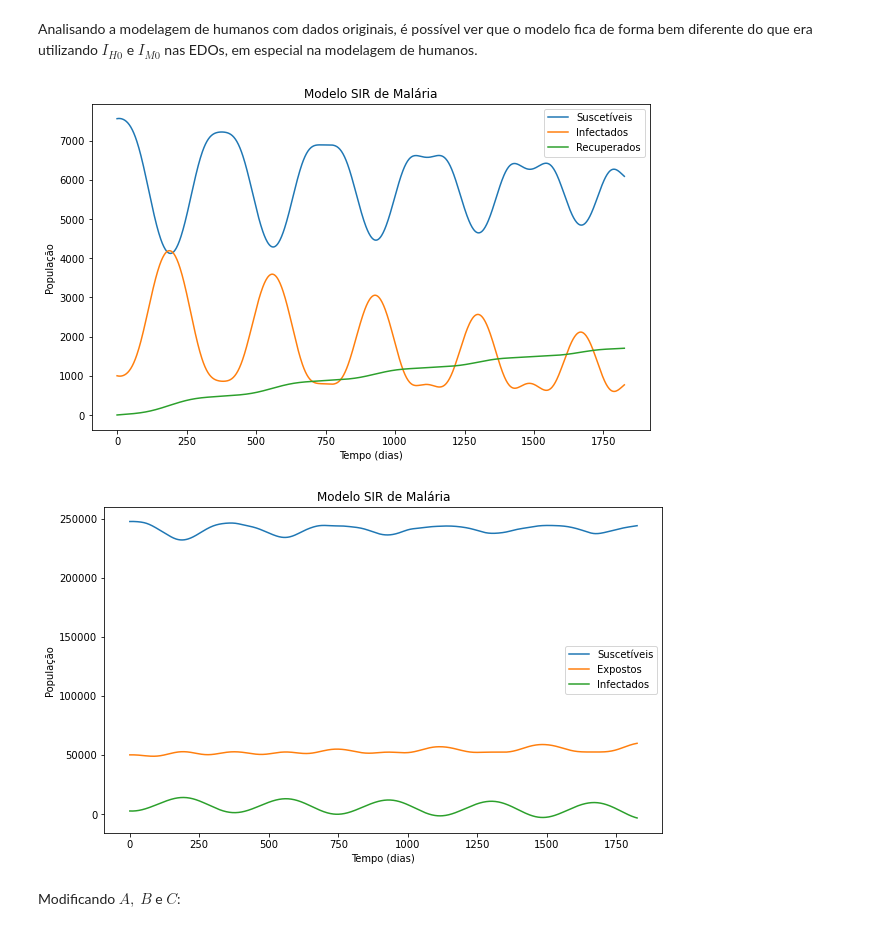
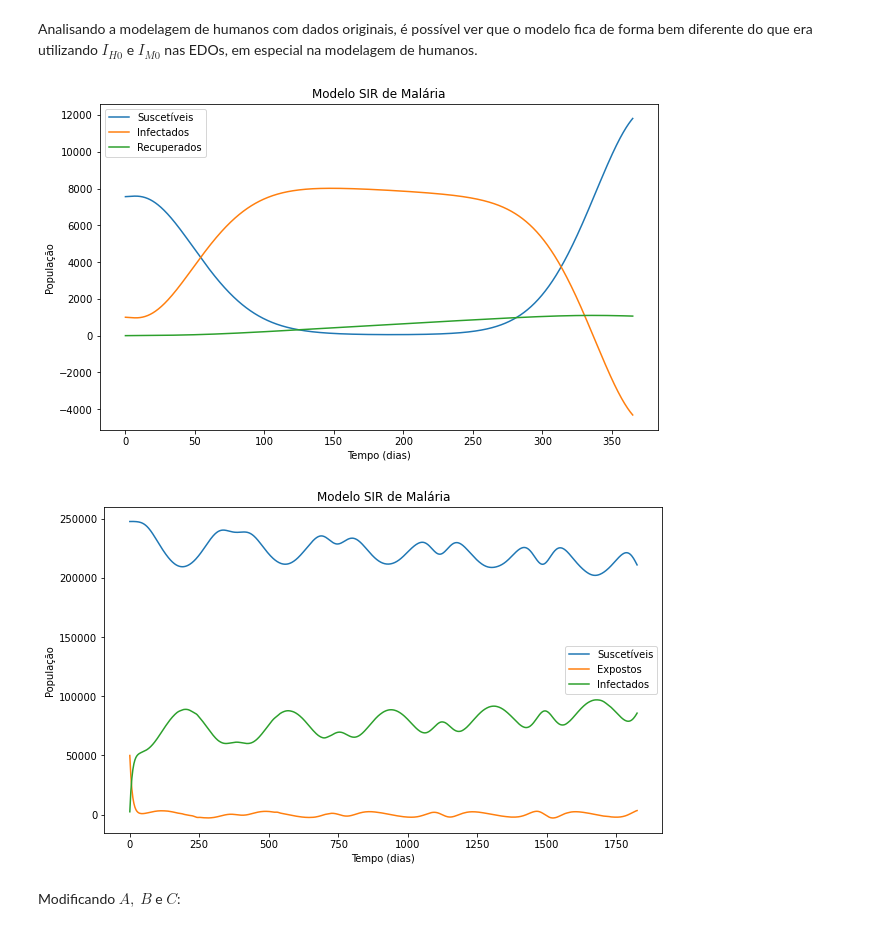
Before and after one commit to RaphaLevy/TCC, a Jupyter notebook: Discussão/Correcao_de_Modelagens.ipynb, the cells around one changed output. Drawn from its saved outputs; the diff is of its cells as text; code cells hidden in the pictures.

Commit message:
Remove a(T) de dEMdt e dIMdt, quebra modelo

```diff
--- a/Discussão/Correcao_de_Modelagens.ipynb
+++ b/Discussão/Correcao_de_Modelagens.ipynb
@@ -101,8 +101,8 @@ def model(t, z, T1, T2, omega1, phi1, R1, R2, omega2, phi2,
     dRhdt = gamma * I_H
 
     dSmdt = b_curr - a_curr * b1 * (I_H / N) * S_M - mu_curr * S_M
-    dEmdt = a_curr * b1 * (I_H / N) * S_M - mu_curr * E_M - a_curr * b3_curr * E_M * l_curr
-    dImdt = a_curr * b3_curr * E_M * l_curr - mu_curr * I_M
+    dEmdt = a_curr * b1 * (I_H / N) * S_M - mu_curr * E_M - b3_curr * E_M * l_curr
+    dImdt = b3_curr * E_M * l_curr - mu_curr * I_M
 
 #     print(dSmdt)
 #     print(dEmdt)
@@ -200,27 +200,27 @@ args = (T1, T2, omega1, phi1, R1, R2, omega2, phi2,
                    D1, b1, A, B, C, b2, tau_H, DD, Tmin, gamma, R_L,
                    N, M, E_M0, I_H0, I_M0)
 # %%
-t_eval = np.linspace(0, 1825, 1000)  # Avalia a solução em 1000 pontos entre 0 e 1825
-sol = solve_ivp(model, [0, 1825], [S_H0, I_H0, 0, S_M0, E_M0, I_M0], args=args, dense_output=True, t_eval=t_eval, method="DOP853")
+t_eval = np.linspace(0, 365, 1000)  # Avalia a solução em 1000 pontos entre 0 e 1825
+sol = solve_ivp(model, [0, 365], [S_H0, I_H0, 0, S_M0, E_M0, I_M0], args=args, dense_output=True, t_eval=t_eval, method="DOP853")
 #sol
 
 times = sol.t
 S_H, I_H, R_H, S_M, E_M, I_M = sol.y
 
 plt.figure(figsize=(10, 6))
 plt.plot(times, S_H, label='Suscetíveis')
 plt.plot(times, I_H, label='Infectados')
 plt.plot(times, R_H, label='Recuperados')
 
 plt.xlabel('Tempo (dias)')
 plt.ylabel('População')
 plt.title('Modelo SIR de Malária')
 
 plt.legend()
 
 plt.show()
 # %% [output]
-[figure, old version]
+[figure, new version]
 # %%
 t_eval = np.linspace(0, 1825, 1000)  # Avalia a solução em 1000 pontos entre 0 e 1825
 sol = solve_ivp(model, [0, 1825], [S_H0, I_H0, 0, S_M0, E_M0, I_M0], args=args, dense_output=True, t_eval=t_eval, method="DOP853")
@@ -242,7 +242,7 @@ plt.legend()
 
 plt.show()
 # %% [output]
-[figure, old version]
+[figure, new version]
 # %% [markdown]
 Modificando $A, \ B$ e $C$:
 # %%
```
Also changed, not shown: parts of 25 cells of this notebook.
